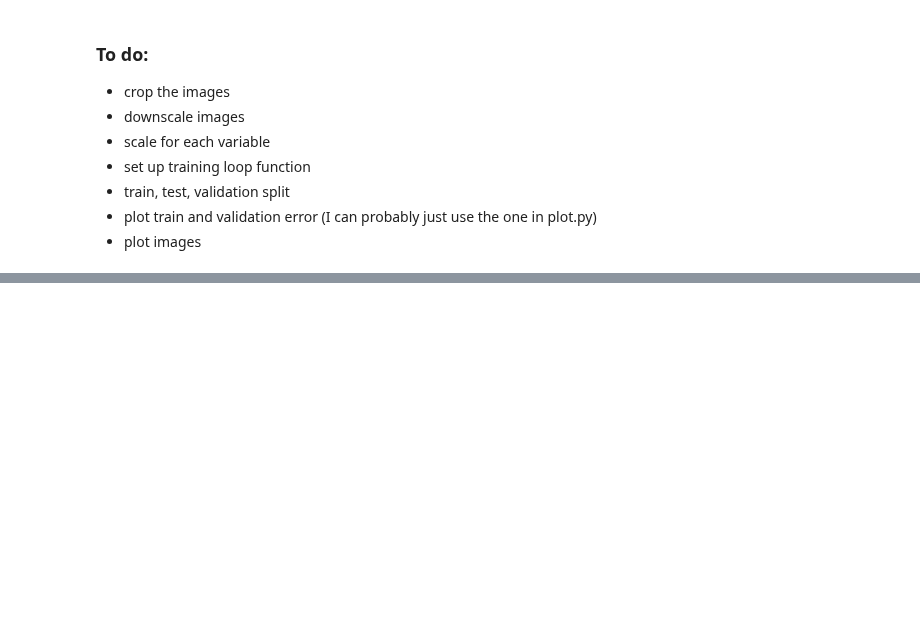
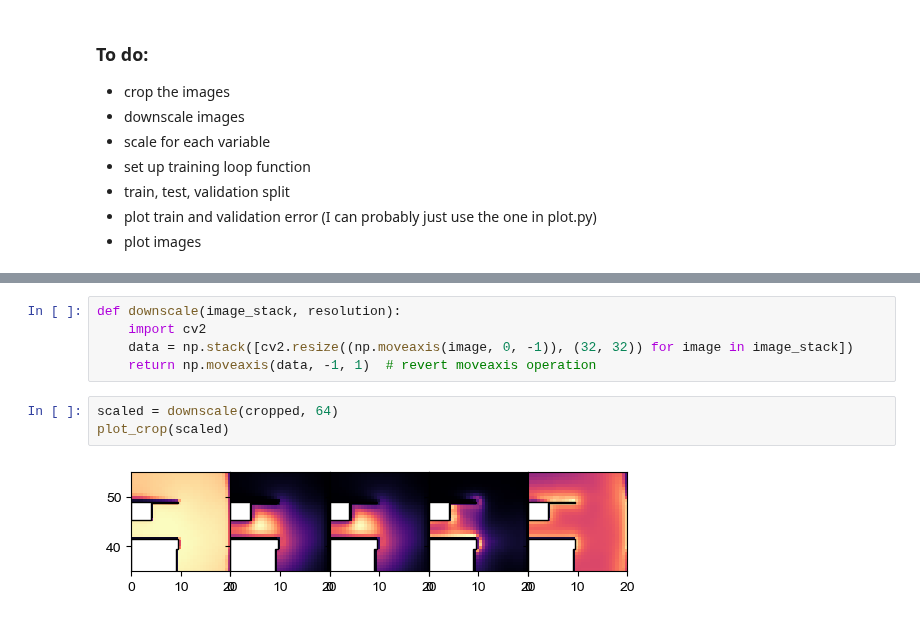
Before and after one commit to jarltc/2d-discharge-nn, a Jupyter notebook: torch/ae_epoch.ipynb, the cells around one changed output, grey strips where cells are left out. Saved outputs shown, nothing was run; the diff lists cells and outputs as text; blank space fills up the shorter version.

```diff
--- a/torch/ae_epoch.ipynb
+++ b/torch/ae_epoch.ipynb
@@ -60,0 +116,10 @@ plot_data(test)
+# %%
+def downscale(image_stack, resolution):
+    import cv2
+    data = np.stack([cv2.resize((np.moveaxis(image, 0, -1)), (32, 32)) for image in image_stack])
+    return np.moveaxis(data, -1, 1)  # revert moveaxis operation
+# %%
+scaled = downscale(cropped, 64)
+plot_crop(scaled)
+# %% [output]
+[figure, added]
```
Also changed, not shown: parts of 15 cells of this notebook.
